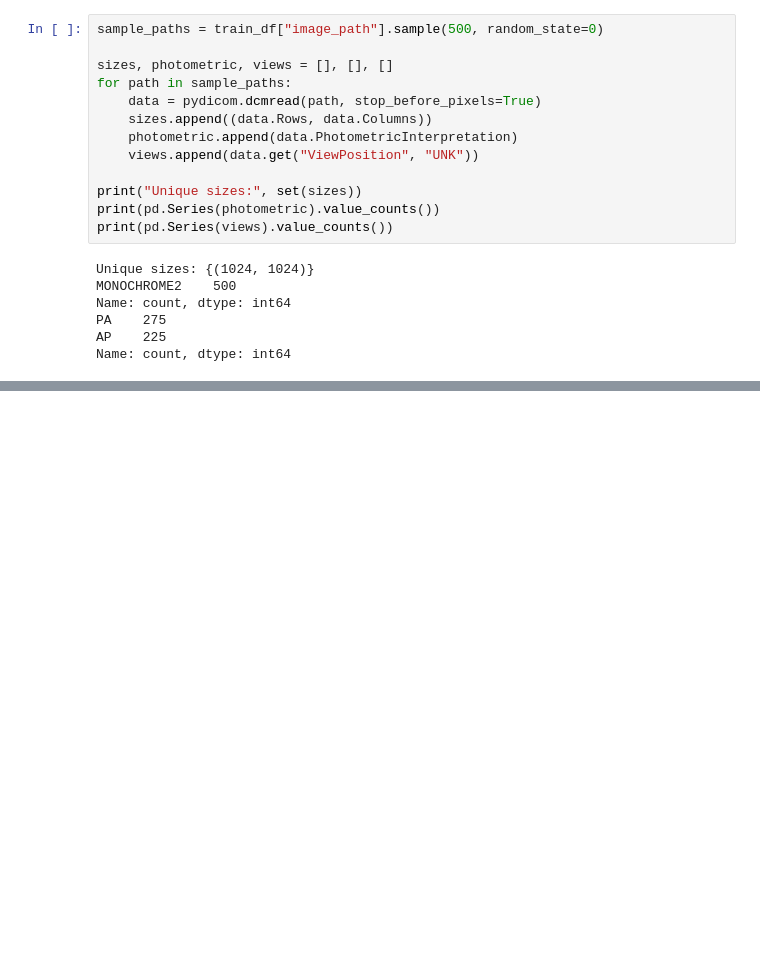
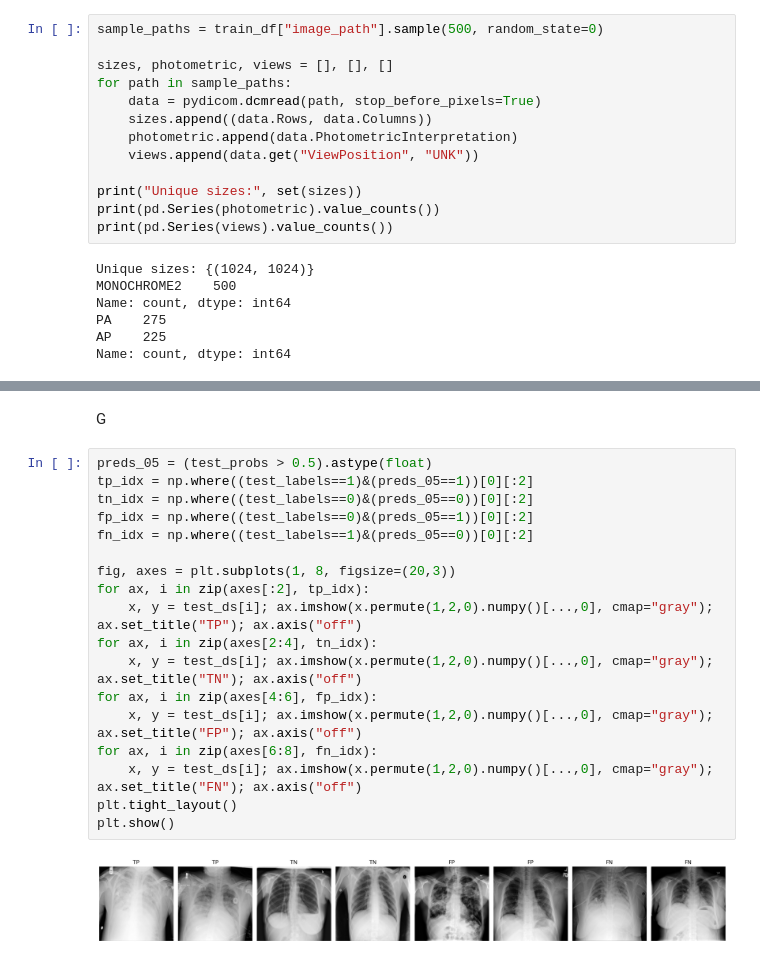
Before and after one commit to Adam-Badr/Pneumonia-Classification, a Jupyter notebook: main.ipynb, the cells around one changed output, grey strips where cells are left out. Saved outputs shown, nothing was run; the diff lists cells and outputs as text; blank space fills up the shorter version.

```diff
--- a/main.ipynb
+++ b/main.ipynb
@@ -836,0 +948,22 @@ f1: 0.5452586206896551
+# %% [markdown]
+G
+# %%
+preds_05 = (test_probs > 0.5).astype(float)
+tp_idx = np.where((test_labels==1)&(preds_05==1))[0][:2]
+tn_idx = np.where((test_labels==0)&(preds_05==0))[0][:2]
+fp_idx = np.where((test_labels==0)&(preds_05==1))[0][:2]
+fn_idx = np.where((test_labels==1)&(preds_05==0))[0][:2]
+
+fig, axes = plt.subplots(1, 8, figsize=(20,3))
+for ax, i in zip(axes[:2], tp_idx):
+    x, y = test_ds[i]; ax.imshow(x.permute(1,2,0).numpy()[...,0], cmap="gray"); ax.set_title("TP"); ax.axis("off")
+for ax, i in zip(axes[2:4], tn_idx):
+    x, y = test_ds[i]; ax.imshow(x.permute(1,2,0).numpy()[...,0], cmap="gray"); ax.set_title("TN"); ax.axis("off")
+for ax, i in zip(axes[4:6], fp_idx):
+    x, y = test_ds[i]; ax.imshow(x.permute(1,2,0).numpy()[...,0], cmap="gray"); ax.set_title("FP"); ax.axis("off")
+for ax, i in zip(axes[6:8], fn_idx):
+    x, y = test_ds[i]; ax.imshow(x.permute(1,2,0).numpy()[...,0], cmap="gray"); ax.set_title("FN"); ax.axis("off")
+plt.tight_layout()
+plt.show()
+# %% [output]
+[figure, added]
```
Also changed, not shown: parts of 17 cells of this notebook, 2 other files.
